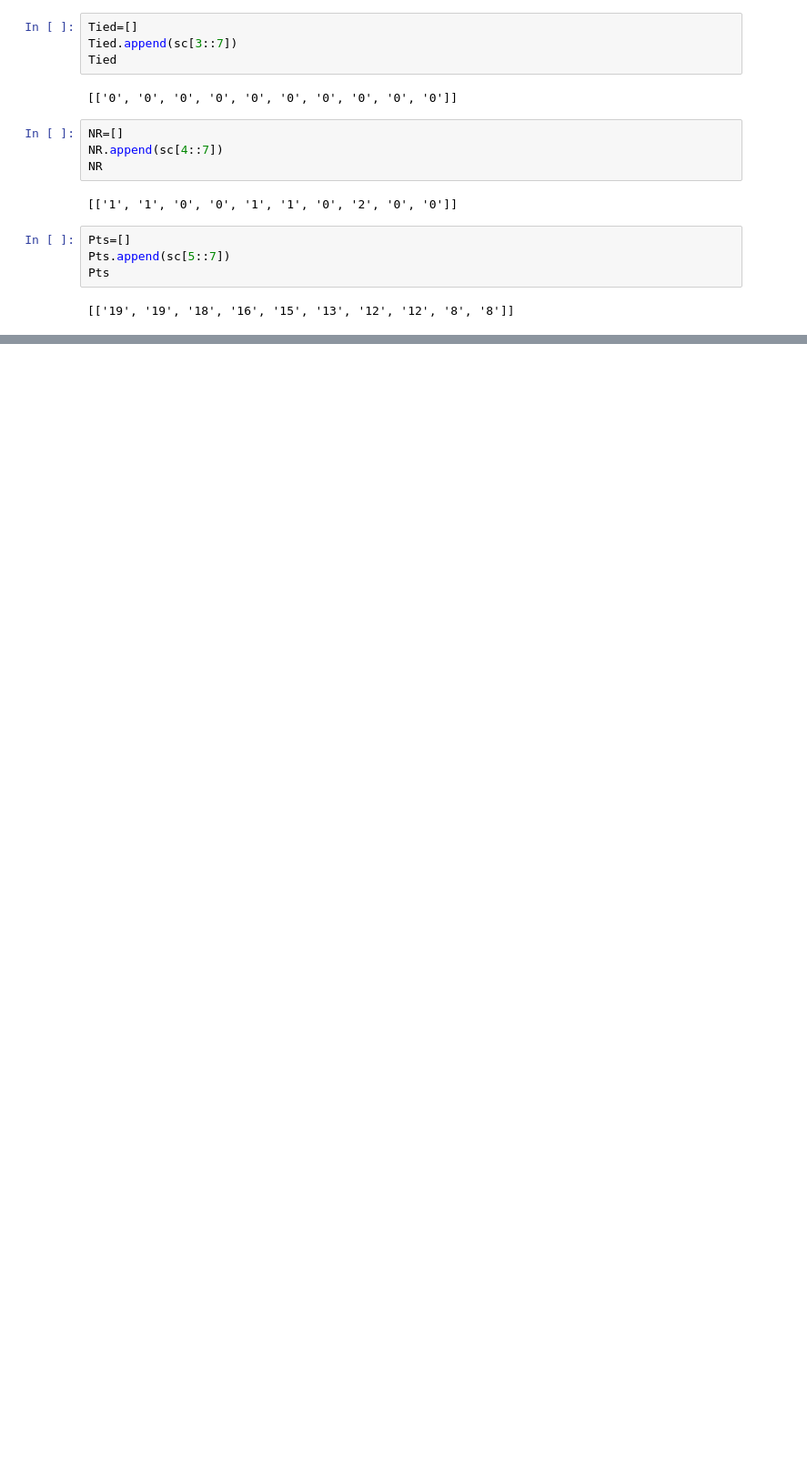
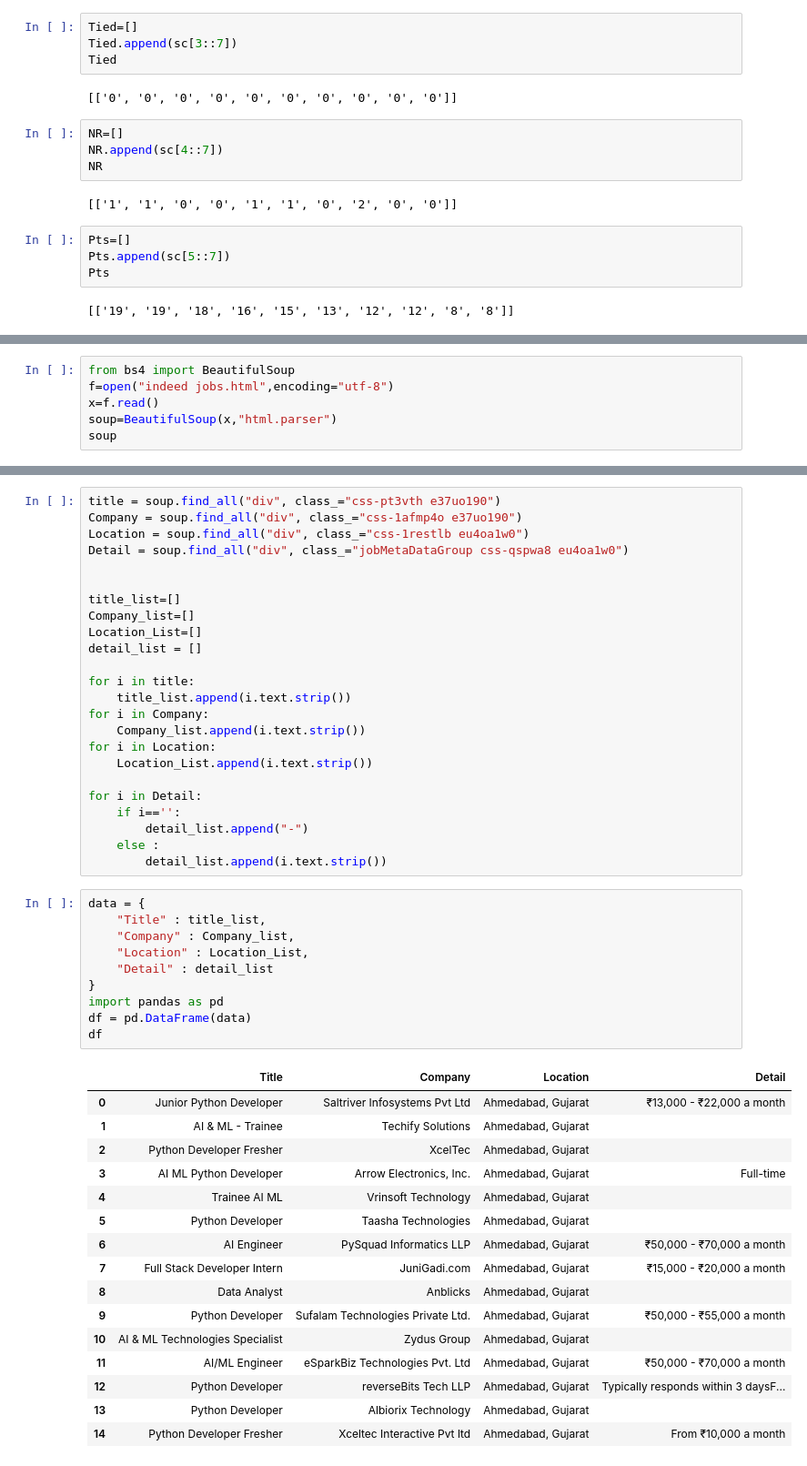
Before and after one commit to YashviD15/SEM-4-Python-2, a Jupyter notebook: T3.ipynb, the cells around one changed output, grey strips where cells are left out. Shown at 91% size. Saved outputs shown, nothing was run; the diff lists cells and outputs as text; blank space fills up the shorter version.

```diff
--- a/T3.ipynb
+++ b/T3.ipynb
@@ -282,0 +688,6 @@ Pts
+# %%
+from bs4 import BeautifulSoup
+f=open("indeed jobs.html",encoding="utf-8")
+x=f.read()
+soup=BeautifulSoup(x,"html.parser")
+soup
@@ -282,0 +763,51 @@ Pts
+# %%
+title = soup.find_all("div", class_="css-pt3vth e37uo190")
+Company = soup.find_all("div", class_="css-1afmp4o e37uo190")
+Location = soup.find_all("div", class_="css-1restlb eu4oa1w0")
+Detail = soup.find_all("div", class_="jobMetaDataGroup css-qspwa8 eu4oa1w0")
+
+
+title_list=[]
+Company_list=[]
+Location_List=[]
+detail_list = []
+
+for i in title:
+    title_list.append(i.text.strip())
+for i in Company:
+    Company_list.append(i.text.strip())
+for i in Location:
+    Location_List.append(i.text.strip())
+
+for i in Detail:
+    if i=='':
+        detail_list.append("-")
+    else :
+        detail_list.append(i.text.strip())
+# %%
+data = {
+    "Title" : title_list,
+    "Company" : Company_list,
+    "Location" : Location_List,
+    "Detail" : detail_list
+}
+import pandas as pd
+df = pd.DataFrame(data)
+df
+# %% [output]
+|  | Title | Company | Location | Detail |
+| 0 | Junior Python Developer | Saltriver Infosystems Pvt Ltd | Ahmedabad, Gujarat | ₹13,000 - ₹22,000 a month |
+| 1 | AI & ML - Trainee | Techify Solutions | Ahmedabad, Gujarat |  |
+| 2 | Python Developer Fresher | XcelTec | Ahmedabad, Gujarat |  |
+| 3 | AI ML Python Developer | Arrow Electronics, Inc. | Ahmedabad, Gujarat | Full-time |
+| 4 | Trainee AI ML | Vrinsoft Technology | Ahmedabad, Gujarat |  |
+| 5 | Python Developer | Taasha Technologies | Ahmedabad, Gujarat |  |
+| 6 | AI Engineer | PySquad Informatics LLP | Ahmedabad, Gujarat | ₹50,000 - ₹70,000 a month |
+| 7 | Full Stack Developer Intern | JuniGadi.com | Ahmedabad, Gujarat | ₹15,000 - ₹20,000 a month |
+| 8 | Data Analyst | Anblicks | Ahmedabad, Gujarat |  |
+| 9 | Python Developer | Sufalam Technologies Private Ltd. | Ahmedabad, Gujarat | ₹50,000 - ₹55,000 a month |
+| 10 | AI & ML Technologies Specialist | Zydus Group | Ahmedabad, Gujarat |  |
+| 11 | AI/ML Engineer | eSparkBiz Technologies Pvt. Ltd | Ahmedabad, Gujarat | ₹50,000 - ₹70,000 a month |
+| 12 | Python Developer | reverseBits Tech LLP | Ahmedabad, Gujarat | Typically responds within 3 daysF... |
+| 13 | Python Developer | Albiorix Technology | Ahmedabad, Gujarat |  |
+| 14 | Python Developer Fresher | Xceltec Interactive Pvt ltd | Ahmedabad, Gujarat | From ₹10,000 a month |
```
Also changed, not shown: parts of 23 cells of this notebook, 15 other files.
